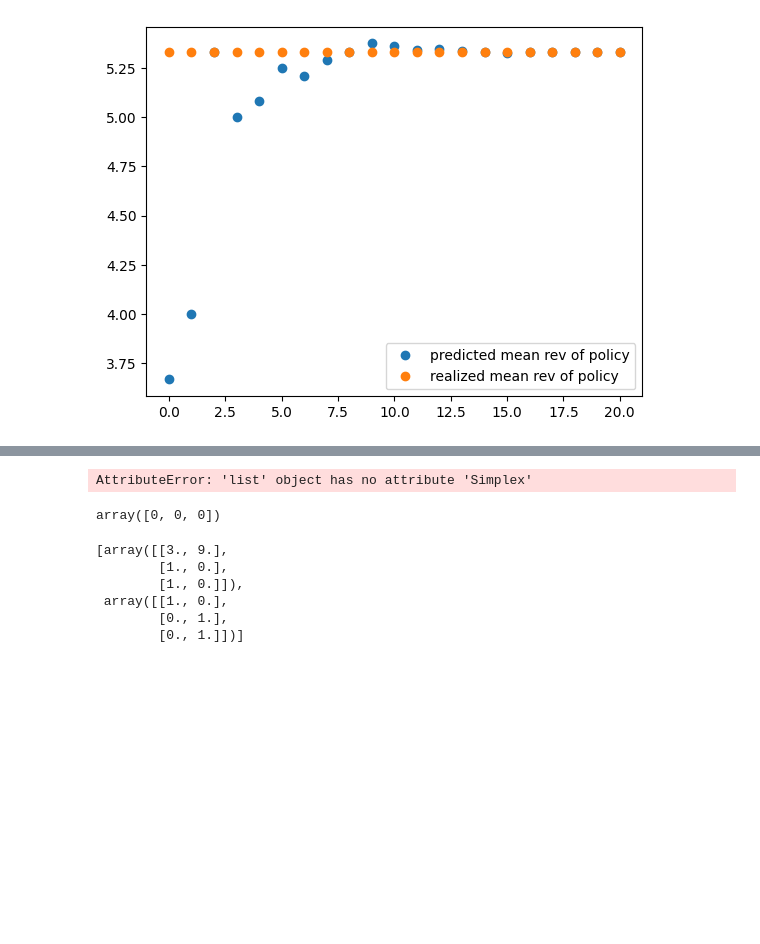
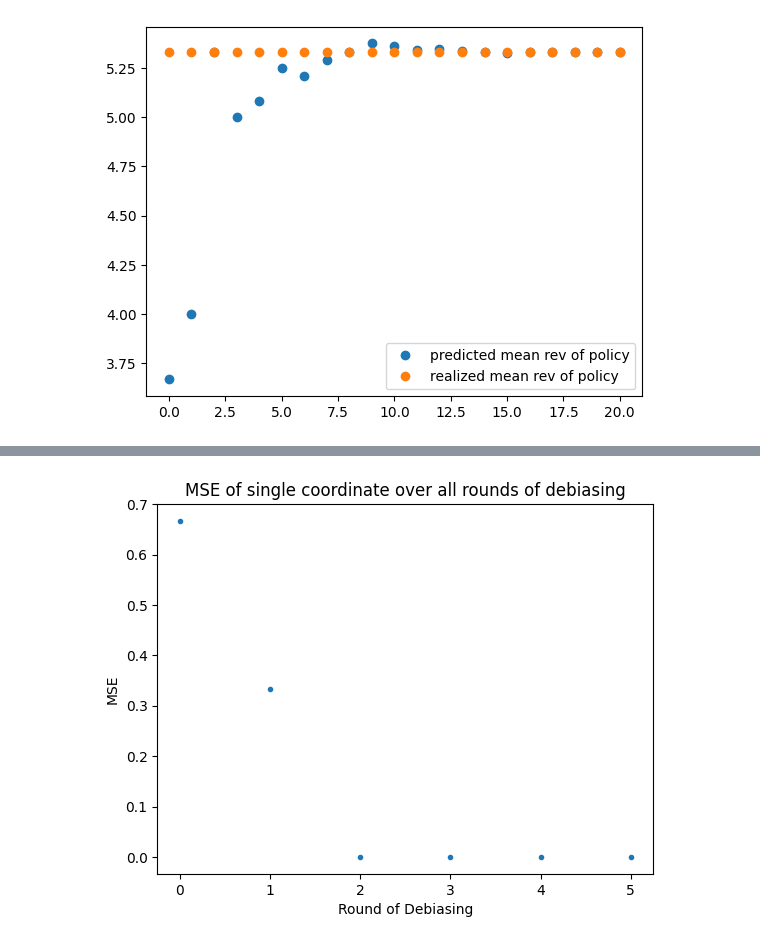
Before and after one commit to globusharris/ensembling-constrained-optimization, a Jupyter notebook: optimization-scratch2.ipynb, the cells around one changed output, grey strips where cells are left out. Cells and saved outputs as stored; diff of their text form; code cells hidden in the pictures; blank space fills up the shorter version.

Commit message:
preliminary max debiasing example

```diff
--- a/optimization-scratch2.ipynb
+++ b/optimization-scratch2.ipynb
@@ -230,7 +225,17 @@ def h1(xs):
             preds.append([0,1])
     return np.array(preds)
 
-hypotheses = [h0, h1]
-pi = [policies.Simplex(pred_dim, h0), policies.Simplex(pred_dim, h1)]
+def h2(xs):
+    preds = []
+    for x in xs:
+        if x==1:
+            preds.append([0.,1.])
+        if x==2:
+            preds.append([1,0])
+        if x==3:
+            preds.append([0,3])
+    return np.array(preds)
+
+policy0 = policies.Simplex(pred_dim, h0)
+policy1 = policies.Simplex(pred_dim, h1)
+policy2 = policies.Simplex(pred_dim, h2);
-# %% [output]
-AttributeError: 'list' object has no attribute 'Simplex'
@@ -242,13 +242,23 @@ maximal_policy = np.argmax(self_assessed_revs, axis=0)
-# %%
-maximal_policy
-# %% [output]
-array([0, 0, 0])
-# %%
-pred_by_h
-# %% [output]
-[array([[3., 9.],
-        [1., 0.],
-        [1., 0.]]),
- array([[1., 0.],
-        [0., 1.],
-        [0., 1.]])]
+# %%
+importlib.reload(db)
+
+max_depth = 5
+pred_dim = 2
+
+hypotheses = [h1, h2]
+all_pi = [policy1, policy2]
+model = db.Ensembled_model(max_depth, pred_dim, h0, policy0, xs, ys)
+model.debias_wrt_max(hypotheses, all_pi)
+# %%
+preds = np.array(model.predictions_by_round)
+mses = np.zeros((len(model.predictions_by_round), model.prediction_dim))
+for i in range(len(model.predictions_by_round)):
+    mses[i] = mse(ys, model.predictions_by_round[i], multioutput='raw_values')
+
+coord = 1
+plt.plot(np.arange(len(model.predictions_by_round)), mses[:,coord], '.')
+plt.title("MSE of single coordinate over all rounds of debiasing")
+plt.xlabel("Round of Debiasing")
+plt.ylabel("MSE");
+# %% [output]
+[figure, added]
```
Also changed, not shown: parts of 7 cells of this notebook, 1 other file.
